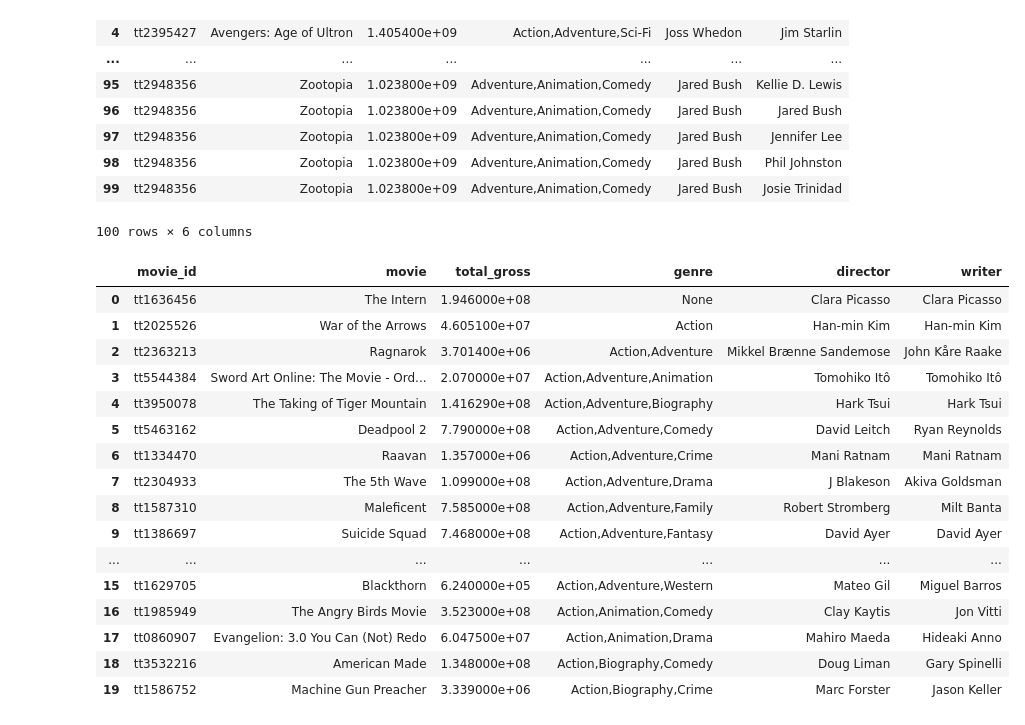
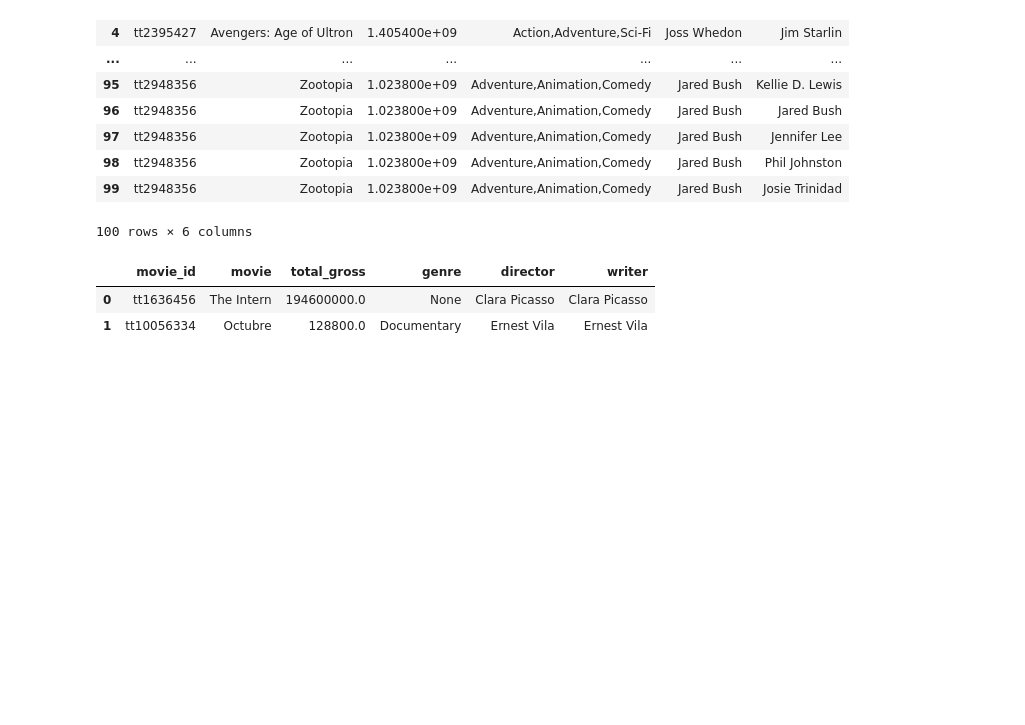
Before and after one commit to phelanthropus/Microsoft-Analysis, a Jupyter notebook: Microsoft Analysis.ipynb, the cells around one changed output. Saved outputs shown, nothing was run; the diff lists cells and outputs as text; code cells hidden in the pictures; blank space fills up the shorter version.

```diff
--- a/Microsoft Analysis.ipynb
+++ b/Microsoft Analysis.ipynb
@@ -791,45 +724,32 @@ pd.read_sql(qr, conn)
 | 99 | tt2948356 | Zootopia | 1.023800e+09 | Adventure,Animation,Comedy | Jared Bush | Josie Trinidad |
 100 rows × 6 columns
 # %%
-#Find the top directors and writers for different genres
+#Find the top directors for the top grossing movies.
 qr = """
     SELECT mb.movie_id, b.title as movie, b.total_gross, mb.genres as genre, p.primary_name as director, pw.primary_name as writer
     FROM movie_basics mb
     INNER JOIN bom b
         ON b.title = mb.primary_title OR b.title = mb.original_title
     INNER JOIN (
         SELECT DISTINCT movie_id, person_id FROM directors
     ) d
         ON d.movie_id = mb.movie_id
     INNER JOIN persons p
         ON d.person_id = p.person_id
     INNER JOIN (
         SELECT DISTINCT person_id, movie_id FROM writers
     ) w
         ON w.movie_id = mb.movie_id
     INNER JOIN persons pw
         ON pw.person_id = w.person_id
     WHERE total_gross > 0
-    GROUP BY genre
-    LIMIT 20;
+    GROUP BY genre AND genre = 'biography'
+    ORDER BY total_gross DESC
+    LIMIT 100;
 """
 
 pd.read_sql(qr, conn)
 # %% [output]
 |  | movie_id | movie | total_gross | genre | director | writer |
-| 0 | tt1636456 | The Intern | 1.946000e+08 | None | Clara Picasso | Clara Picasso |
-| 1 | tt2025526 | War of the Arrows | 4.605100e+07 | Action | Han-min Kim | Han-min Kim |
-| 2 | tt2363213 | Ragnarok | 3.701400e+06 | Action,Adventure | Mikkel Brænne Sandemose | John Kåre Raake |
-| 3 | tt5544384 | Sword Art Online: The Movie - Ord... | 2.070000e+07 | Action,Adventure,Animation | Tomohiko Itô | Tomohiko Itô |
-| 4 | tt3950078 | The Taking of Tiger Mountain | 1.416290e+08 | Action,Adventure,Biography | Hark Tsui | Hark Tsui |
-| 5 | tt5463162 | Deadpool 2 | 7.790000e+08 | Action,Adventure,Comedy | David Leitch | Ryan Reynolds |
-| 6 | tt1334470 | Raavan | 1.357000e+06 | Action,Adventure,Crime | Mani Ratnam | Mani Ratnam |
-| 7 | tt2304933 | The 5th Wave | 1.099000e+08 | Action,Adventure,Drama | J Blakeson | Akiva Goldsman |
-| 8 | tt1587310 | Maleficent | 7.585000e+08 | Action,Adventure,Family | Robert Stromberg | Milt Banta |
-| 9 | tt1386697 | Suicide Squad | 7.468000e+08 | Action,Adventure,Fantasy | David Ayer | David Ayer |
-| ... | ... | ... | ... | ... | ... | ... |
-| 15 | tt1629705 | Blackthorn | 6.240000e+05 | Action,Adventure,Western | Mateo Gil | Miguel Barros |
-| 16 | tt1985949 | The Angry Birds Movie | 3.523000e+08 | Action,Animation,Comedy | Clay Kaytis | Jon Vitti |
-| 17 | tt0860907 | Evangelion: 3.0 You Can (Not) Redo | 6.047500e+07 | Action,Animation,Drama | Mahiro Maeda | Hideaki Anno |
-| 18 | tt3532216 | American Made | 1.348000e+08 | Action,Biography,Comedy | Doug Liman | Gary Spinelli |
-| 19 | tt1586752 | Machine Gun Preacher | 3.339000e+06 | Action,Biography,Crime | Marc Forster | Jason Keller |
+| 0 | tt1636456 | The Intern | 194600000.0 | None | Clara Picasso | Clara Picasso |
+| 1 | tt10056334 | Octubre | 128800.0 | Documentary | Ernest Vila | Ernest Vila |
```
Also changed, not shown: parts of 12 cells of this notebook.
